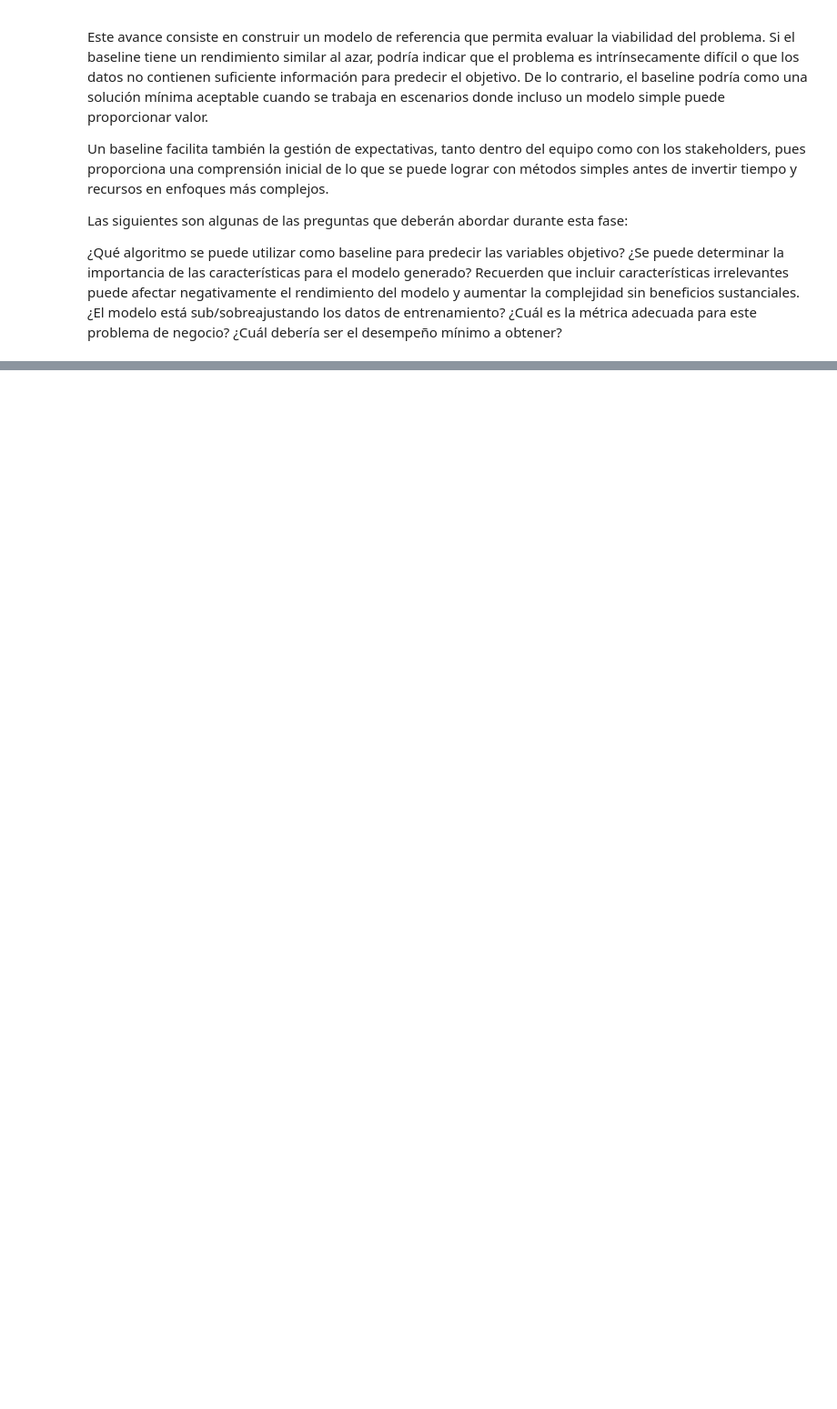
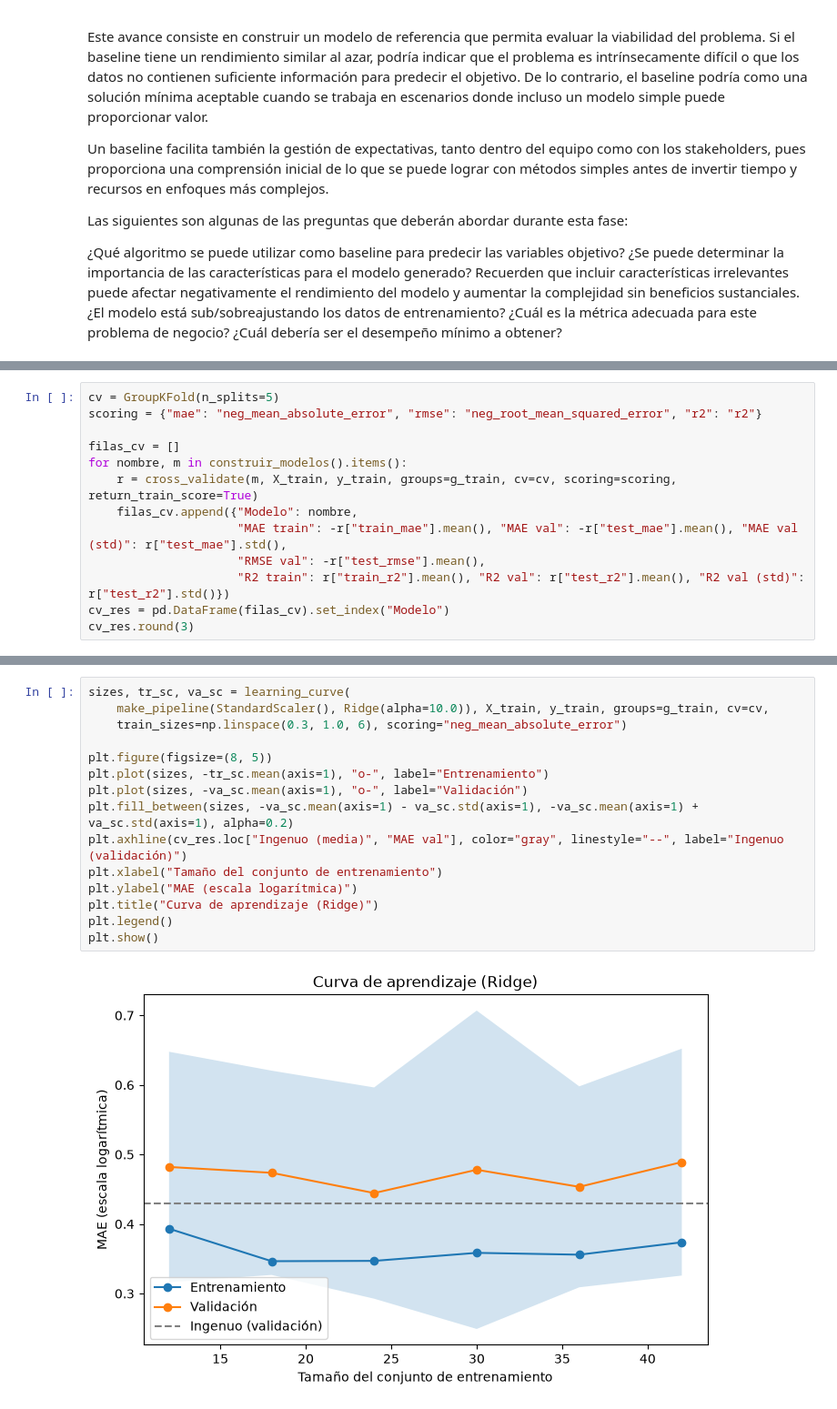
Before and after one commit to MarceloIsmael21/TC5031.10_ProyectoIntegrador, a Jupyter notebook: Notebooks/03_Baseline.ipynb, the cells around one changed output, grey strips where cells are left out. Shown at 91% size. Saved outputs shown, nothing was run; the diff lists cells and outputs as text; blank space fills up the shorter version.

```diff
--- a/Notebooks/03_Baseline.ipynb
+++ b/Notebooks/03_Baseline.ipynb
@@ -23,0 +181,13 @@ Las siguientes son algunas de las preguntas que deberán abordar durante esta fa
+# %%
+cv = GroupKFold(n_splits=5)
+scoring = {"mae": "neg_mean_absolute_error", "rmse": "neg_root_mean_squared_error", "r2": "r2"}
+
+filas_cv = []
+for nombre, m in construir_modelos().items():
+    r = cross_validate(m, X_train, y_train, groups=g_train, cv=cv, scoring=scoring, return_train_score=True)
+    filas_cv.append({"Modelo": nombre,
+                     "MAE train": -r["train_mae"].mean(), "MAE val": -r["test_mae"].mean(), "MAE val (std)": r["test_mae"].std(),
+                     "RMSE val": -r["test_rmse"].mean(),
+                     "R2 train": r["train_r2"].mean(), "R2 val": r["test_r2"].mean(), "R2 val (std)": r["test_r2"].std()})
+cv_res = pd.DataFrame(filas_cv).set_index("Modelo")
+cv_res.round(3)
@@ -23,0 +200,17 @@ Las siguientes son algunas de las preguntas que deberán abordar durante esta fa
+# %%
+sizes, tr_sc, va_sc = learning_curve(
+    make_pipeline(StandardScaler(), Ridge(alpha=10.0)), X_train, y_train, groups=g_train, cv=cv,
+    train_sizes=np.linspace(0.3, 1.0, 6), scoring="neg_mean_absolute_error")
+
+plt.figure(figsize=(8, 5))
+plt.plot(sizes, -tr_sc.mean(axis=1), "o-", label="Entrenamiento")
+plt.plot(sizes, -va_sc.mean(axis=1), "o-", label="Validación")
+plt.fill_between(sizes, -va_sc.mean(axis=1) - va_sc.std(axis=1), -va_sc.mean(axis=1) + va_sc.std(axis=1), alpha=0.2)
+plt.axhline(cv_res.loc["Ingenuo (media)", "MAE val"], color="gray", linestyle="--", label="Ingenuo (validación)")
+plt.xlabel("Tamaño del conjunto de entrenamiento")
+plt.ylabel("MAE (escala logarítmica)")
+plt.title("Curva de aprendizaje (Ridge)")
+plt.legend()
+plt.show()
+# %% [output]
+[figure, added]
```
Also changed, not shown: parts of 25 cells of this notebook.
